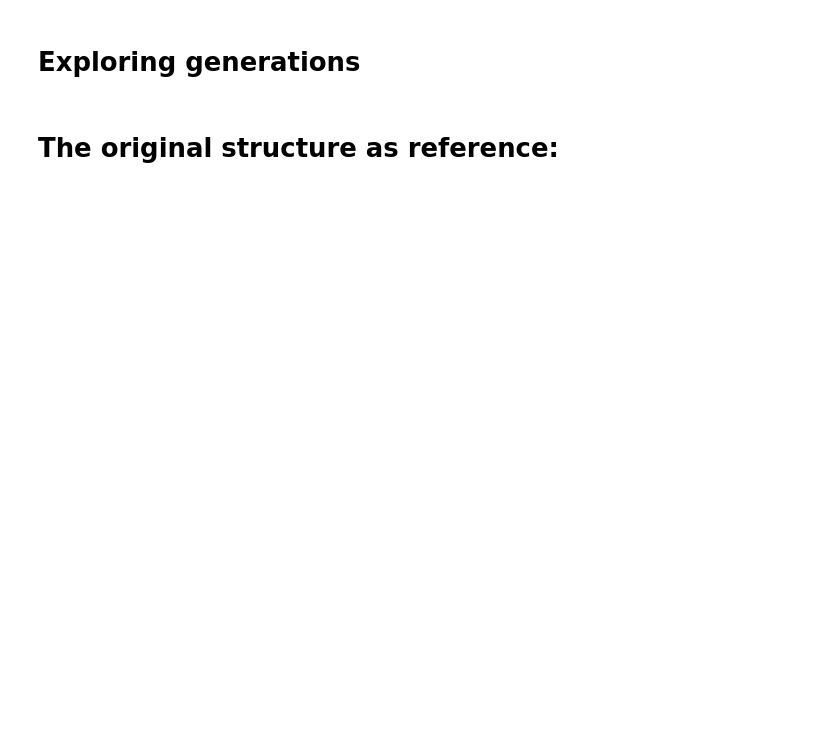
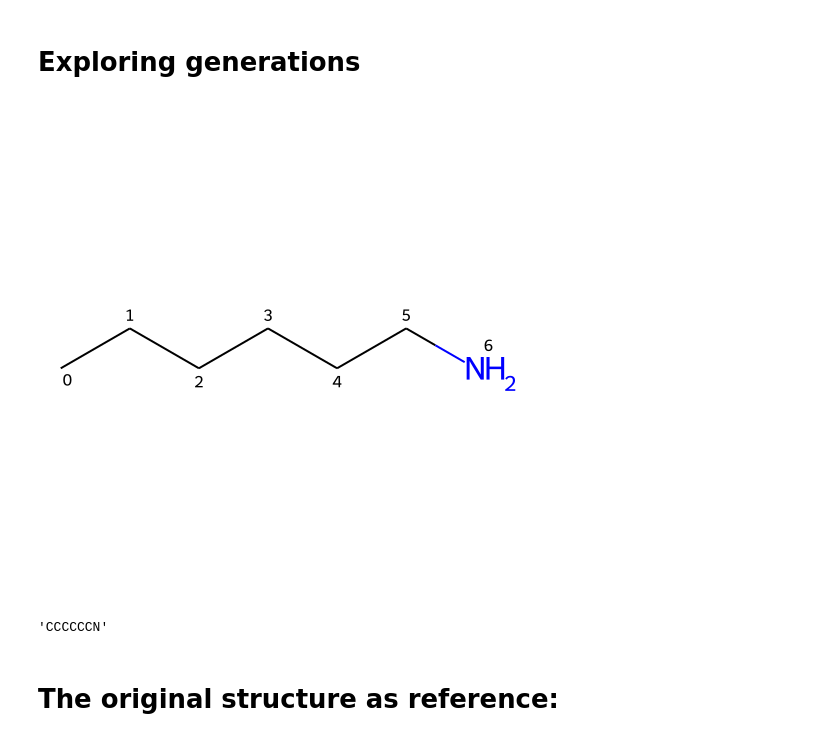
Before and after one commit to Strandgaard96/GB_GA, a Jupyter notebook: notebooks/Generation_exploration.ipynb, the cells around one changed output. Cells and saved outputs as stored; diff of their text form; code cells hidden in the pictures; blank space fills up the shorter version.

```diff
--- a/notebooks/Generation_exploration.ipynb
+++ b/notebooks/Generation_exploration.ipynb
@@ -37,6 +37,16 @@ font = {'weight' : 'bold',
         'size'   : 18}
 
 plt.rc('font', **font)
+# %%
+mol = Chem.MolFromSmiles('CCCCCCN')
+# %%
+mol
+# %% [output]
+[figure, added]
+# %%
+Chem.MolToSmiles(mol)
+# %% [output]
+'CCCCCCN'
 # %%
 def draw_generation(
     mols,
```
Also changed, not shown: parts of 3 cells of this notebook, 7 other files.
